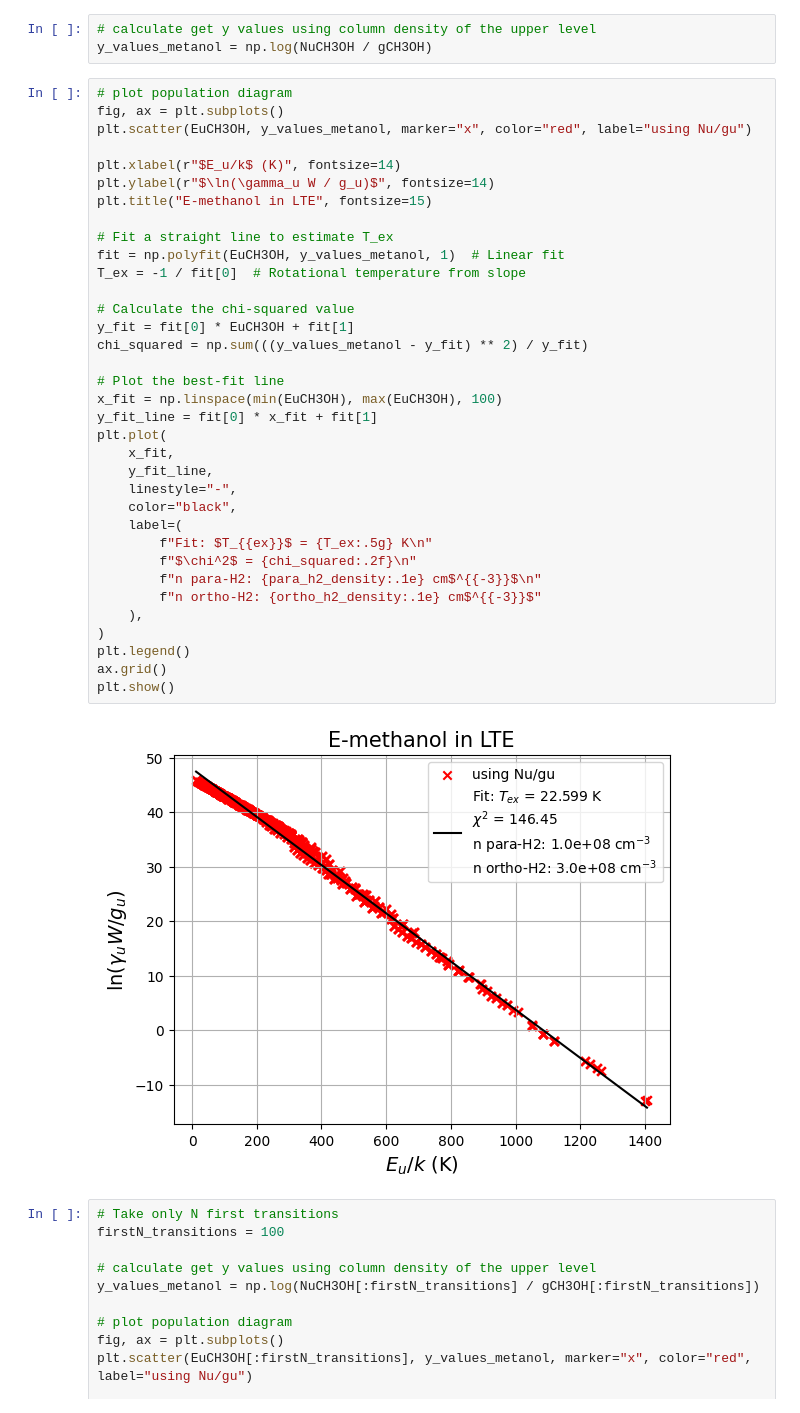
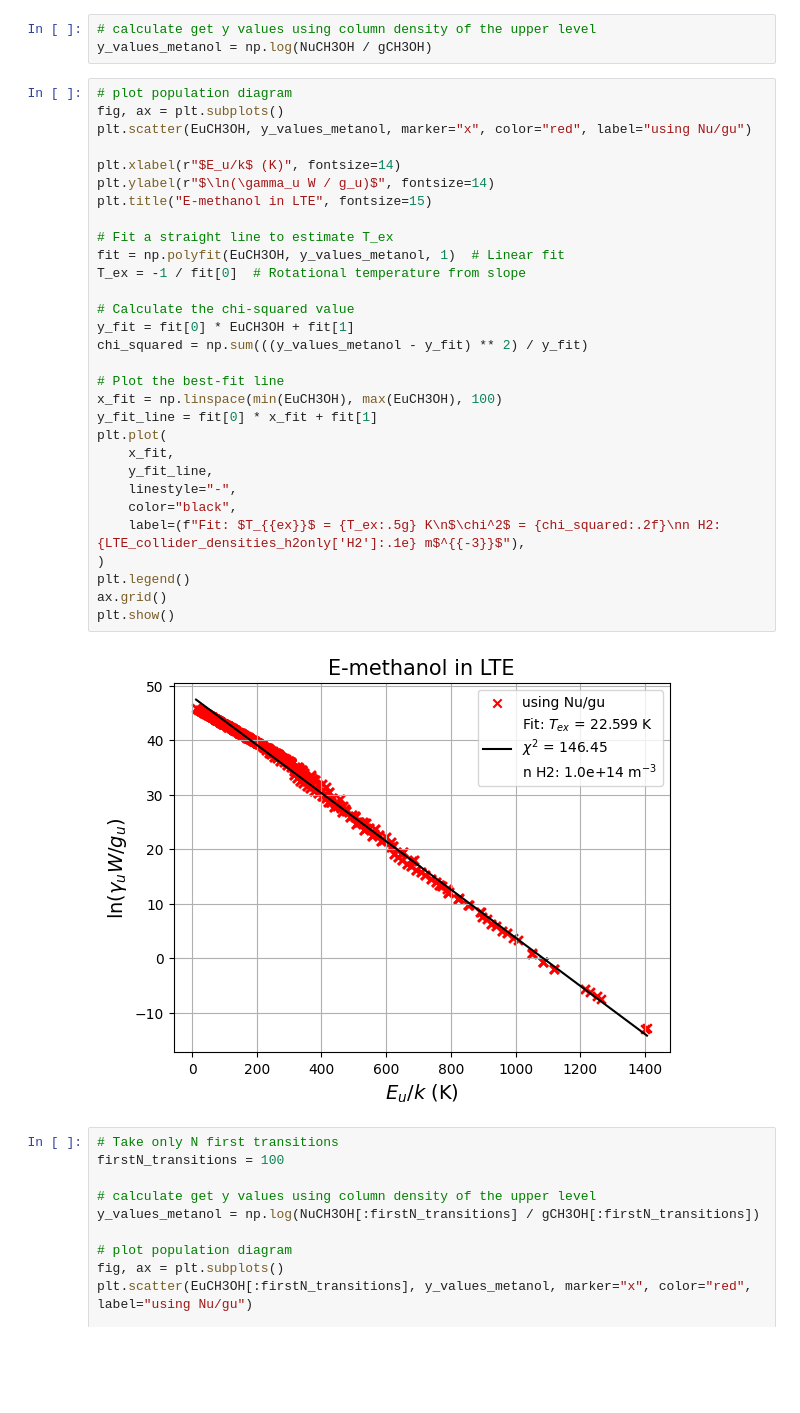
Before and after one commit to aleksej-rodano/phas0052_project, a Jupyter notebook: pythonradex_clean.ipynb, the cells around one changed output. Drawn from its saved outputs; the diff is of its cells as text; blank space fills up the shorter version.

```diff
--- a/pythonradex_clean.ipynb
+++ b/pythonradex_clean.ipynb
@@ -1284,40 +1293,35 @@ y_values_metanol = np.log(NuCH3OH / gCH3OH)
 # %%
 # plot population diagram
 fig, ax = plt.subplots()
 plt.scatter(EuCH3OH, y_values_metanol, marker="x", color="red", label="using Nu/gu")
 
 plt.xlabel(r"$E_u/k$ (K)", fontsize=14)
 plt.ylabel(r"$\ln(\gamma_u W / g_u)$", fontsize=14)
 plt.title("E-methanol in LTE", fontsize=15)
 
 # Fit a straight line to estimate T_ex
 fit = np.polyfit(EuCH3OH, y_values_metanol, 1)  # Linear fit
 T_ex = -1 / fit[0]  # Rotational temperature from slope
 
 # Calculate the chi-squared value
 y_fit = fit[0] * EuCH3OH + fit[1]
 chi_squared = np.sum(((y_values_metanol - y_fit) ** 2) / y_fit)
 
 # Plot the best-fit line
 x_fit = np.linspace(min(EuCH3OH), max(EuCH3OH), 100)
 y_fit_line = fit[0] * x_fit + fit[1]
 plt.plot(
     x_fit,
     y_fit_line,
     linestyle="-",
     color="black",
-    label=(
-        f"Fit: $T_{{ex}}$ = {T_ex:.5g} K\n"
-        f"$\chi^2$ = {chi_squared:.2f}\n"
-        f"n para-H2: {para_h2_density:.1e} cm$^{{-3}}$\n"
-        f"n ortho-H2: {ortho_h2_density:.1e} cm$^{{-3}}$"
-    ),
+    label=(f"Fit: $T_{{ex}}$ = {T_ex:.5g} K\n$\chi^2$ = {chi_squared:.2f}\nn H2: {LTE_collider_densities_h2only['H2']:.1e} m$^{{-3}}$"),
 )
 plt.legend()
 ax.grid()
 plt.show()
 # %% [output]
-[figure, old version]
+[figure, new version]
 # %%
 # Take only N first transitions
 firstN_transitions = 100
```
Also changed, not shown: parts of 1 cell of this notebook.
